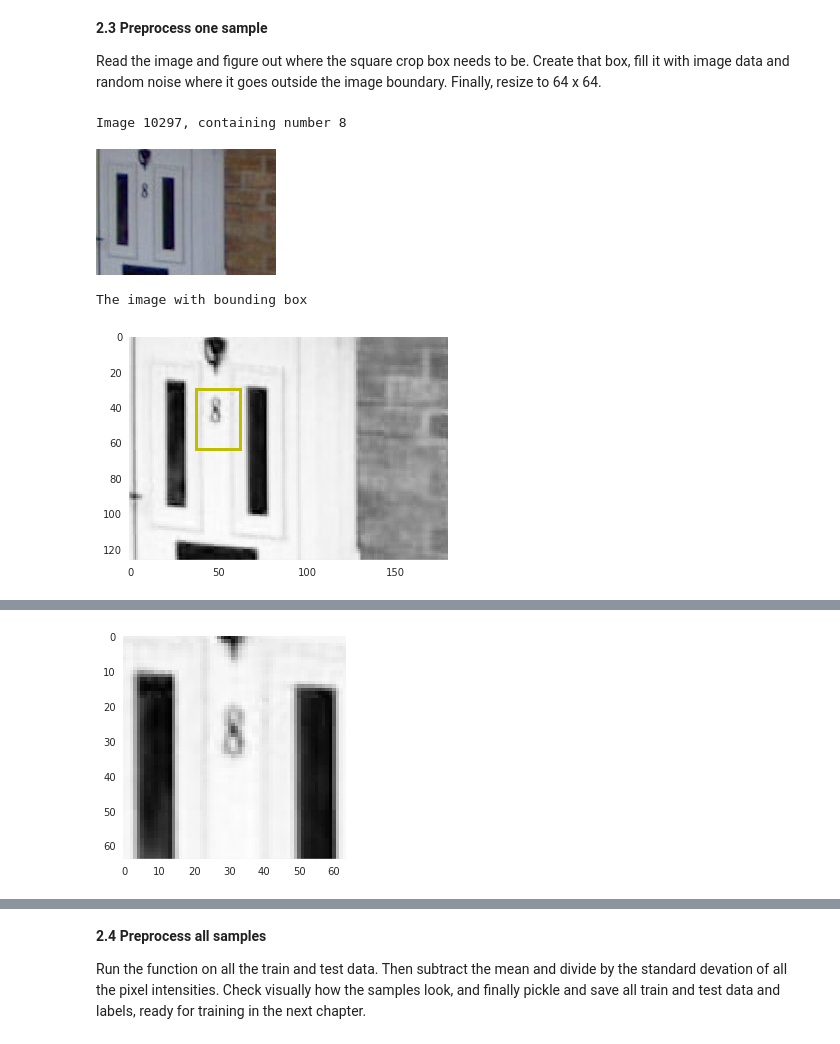
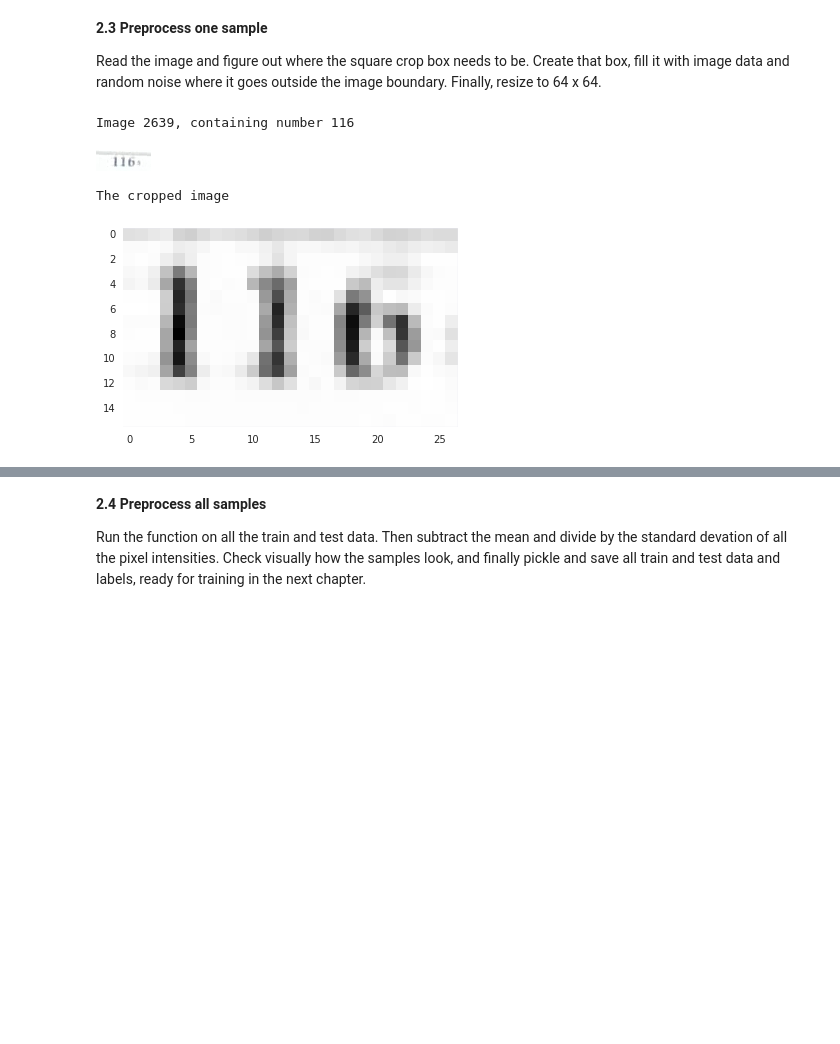
Before and after one commit to Steve-On-GitHub/recognise-streetview-digits, a Jupyter notebook: 2 Data preprocessing.ipynb, the cells around one changed output, grey strips where cells are left out. Drawn from its saved outputs; the diff is of its cells as text; code cells hidden in the pictures; blank space fills up the shorter version.

```diff
--- a/2 Data preprocessing.ipynb
+++ b/2 Data preprocessing.ipynb
@@ -64,3 +66,6 @@ Metadata loaded from test_metadata.pickle.
+# %%
+PREPROCESS_COLOUR_MODE = 'F'       # 'RGB' for colour, 'F' for greyscale (used in the report)
+PREPROCESS_RESIZE_MODE = 'Stretch' # Either 'Stretch' or 'Pad' with random noise to keep aspect ratios (used in the report)
 # %% [markdown]
 **2.2 Visual check**
 
@@ -74,11 +79,13 @@ def label_to_text(label):
 
 def read_image(folder, filename, quiet = False):
   image_file = os.path.join(folder,filename)
-  image_data = 255 - ndimage.imread(image_file, mode='F').astype(float)
+  image_data = ndimage.imread(image_file, mode=PREPROCESS_COLOUR_MODE).astype(float)
+  if PREPROCESS_COLOUR_MODE != 'RGB': image_data = 255 - image_data
   if not quiet: display(Image(image_file))
   return image_data
 
 def show_image(image, boxes=[]):
+  if len(image.shape)>2 and image.shape[2]==1: image = image.reshape((image.shape[0], image.shape[1]))
   fig,ax = plt.subplots(1)
   ax.imshow(image, interpolation='none')
   colours = 'ybgrw'
@@ -99,6 +106,6 @@ def show_samples(folder, filenames, boxes, labels, count):
     show_image(image, [bbox])
 
 # show_samples(train_folder, train_filenames, train_boxes, train_labels, 1)
-show_samples(test_folder,  test_filenames,  test_boxes,  test_labels,  1)
-# show_samples(extra_folder, extra_filenames, extra_boxes, extra_labels, 1)
+# show_samples(test_folder,  test_filenames,  test_boxes,  test_labels,  1)
+show_samples(extra_folder, extra_filenames, extra_boxes, extra_labels, 1)
 # %% [output]
@@ -111,13 +118,14 @@ Image containing number: 11
 Read the image and figure out where the square crop box needs to be. Create that box, fill it with image data and random noise where it goes outside the image boundary. Finally, resize to 64 x 64.
 # %%
 IMAGE_SIZE = 64
-MARGIN     = 1.1
+MARGIN     = 0.1
+CHANNELS   = 3 if PREPROCESS_COLOUR_MODE == 'RGB' else 1
 
 def make_box(top, left, height, width):
   return pd.Series([top, left, height, width], index=['top','left','height','width']).astype('int')
 
 def define_crop_box(image_box, number_box):
-  length = max(number_box['height'],number_box['width']) * MARGIN  # take the longest side, add margin
+  length = max(number_box['height'],number_box['width']) * (1 + MARGIN)  # take the longest side, add margin
   length = max(length, IMAGE_SIZE)                                 # don't let it be smaller than the target image size
   number_center_x = number_box['left'] + number_box['width']  / 2
   number_center_y = number_box['top']  + number_box['height'] / 2
@@ -137,50 +145,79 @@ def get_overlap(box1, box2):
   return make_box(top, left, bottom - top, right - left)
 
 def crop_image(image, image_box, crop_box):
-  crop_image = 255 * np.random.rand(crop_box['height'],crop_box['width']) # in case the crop is larger than the image
+  c_top, c_bottom, c_left, c_right = get_corners(crop_box)
   image_overlap = get_overlap(image_box, crop_box)
+  # pad with random pixel intensities if the crop is larger than the image
   crop_overlap  = make_box(image_overlap['top'] - crop_box['top'],
                            image_overlap['left'] - crop_box['left'],
                            image_overlap['height'], image_overlap['width'])
   i_top, i_bottom, i_left, i_right = get_corners(image_overlap)
   c_top, c_bottom, c_left, c_right = get_corners(crop_overlap)
-  crop_image[c_top:c_bottom, c_left:c_right] = image[i_top:i_bottom, i_left:i_right]
+  if PREPROCESS_COLOUR_MODE == 'RGB':
+    crop_image = 255 * np.random.rand(crop_box['height'],crop_box['width'],CHANNELS)
+    crop_image[c_top:c_bottom, c_left:c_right, :]  = image[i_top:i_bottom, i_left:i_right, :]
+  else:
+    crop_image = 255 * np.random.rand(crop_box['height'],crop_box['width'])
+    crop_image[c_top:c_bottom, c_left:c_right]     = image[i_top:i_bottom, i_left:i_right]
   return crop_image
 
 def resize(image):
-  if image.shape[0] > IMAGE_SIZE:
-    image = imresize(image, (IMAGE_SIZE, IMAGE_SIZE), interp='cubic')
+  image = imresize(image, (IMAGE_SIZE, IMAGE_SIZE, CHANNELS), interp='bicubic')
+  if PREPROCESS_COLOUR_MODE != 'RGB':
+    image = np.expand_dims(image, axis=2)
   return image
+
+def stretch_to_fit(image, number_box, image_box):
+  i_top, i_bottom, i_left, i_right = get_corners(image_box)
+  nb     = number_box
+  top    = int(max(i_top,    nb['top']  - (nb['height'] * MARGIN) // 2 ))
+  bottom = int(min(i_bottom, nb['top']  + (nb['height'] * MARGIN) // 2 + nb['height'] ))
+  left   = int(max(i_left,   nb['left'] - (nb['width']  * MARGIN) // 2 ))
+  right  = int(min(i_right,  nb['left'] + (nb['width']  * MARGIN) // 2 + nb['width'] ))
+  if PREPROCESS_COLOUR_MODE == 'RGB':
+    cropped_image     = image[top:bottom, left:right, :]
+  else: cropped_image = image[top:bottom, left:right]
+  return cropped_image
 
 def preprocess_sample(folder, filename, number_box, quiet=False):
   image = read_image(folder, filename, quiet)                # read the image into an array
   image_box = make_box(0, 0, image.shape[0], image.shape[1]) # get the coordinates of the overall image
-  crop_box = define_crop_box(image_box, number_box)          # figure out the coordinates of the crop box
-  cropped_image = crop_image(image, image_box, crop_box)     # create the cropped image
-  final_image   = resize(cropped_image)                      # resize to 64 x 64
+  if PREPROCESS_RESIZE_MODE == 'Stretch':
+    cropped_image = stretch_to_fit(image, number_box, image_box)
+#     print(image.shape)
+#     print(crop_box)
+#     print(c_top, c_bottom, c_left, c_right)
+#     print(crop_image.shape)
+  else:
+    crop_box = define_crop_box(image_box, number_box)          # figure out the coordinates of the crop box
+    cropped_image = crop_image(image, image_box, crop_box)     # create the cropped image
+
+  final_image   = resize(cropped_image)                        # resize to 64 x 64
+
   if not quiet:
-    print("The image with bounding box")
-    show_image(image, [number_box])
-    print("The image with bounding and square crop box")
-    show_image(image, [number_box, crop_box])
+#     print("The image with bounding box")
+#     show_image(image, [number_box])
+#     print("The image with bounding and square crop box")
+#     show_image(image, [number_box, crop_box])
     print("The cropped image")
     show_image(cropped_image)
     print("The final image")
     show_image(final_image)
+    print(final_image.shape)
   return final_image
 
 def show_preprocessed_samples(folder, filenames, boxes, labels, count):
   for _ in range(count):
     sample = random.randrange(len(filenames))  # examples bigger than 64 x 64 for train data are 19613 and 29563
     bbox   = boxes.iloc[sample]
     print ("Image {}, containing number {}".format(sample, label_to_text(labels[sample])))
     preprocess_sample(folder, filenames[sample], bbox)
 
 # show_preprocessed_samples(train_folder, train_filenames, train_boxes, train_labels, 1)
-show_preprocessed_samples(test_folder,  test_filenames,  test_boxes,  test_labels,  1)
-# show_preprocessed_samples(extra_folder, extra_filenames, extra_boxes, extra_labels, 1)
+# show_preprocessed_samples(test_folder,  test_filenames,  test_boxes,  test_labels,  1)
+show_preprocessed_samples(extra_folder, extra_filenames, extra_boxes, extra_labels, 1)
 # %% [output]
-Image 10297, containing number 8
+Image 2639, containing number 116
-[figure, old version]
+[figure, new version]
-The image with bounding box
+The cropped image
-[figure, old version]
+[figure, new version]
@@ -190 +226,0 @@ The cropped image
-[figure, removed]
```
Also changed, not shown: parts of 10 cells of this notebook, 4 other files.
